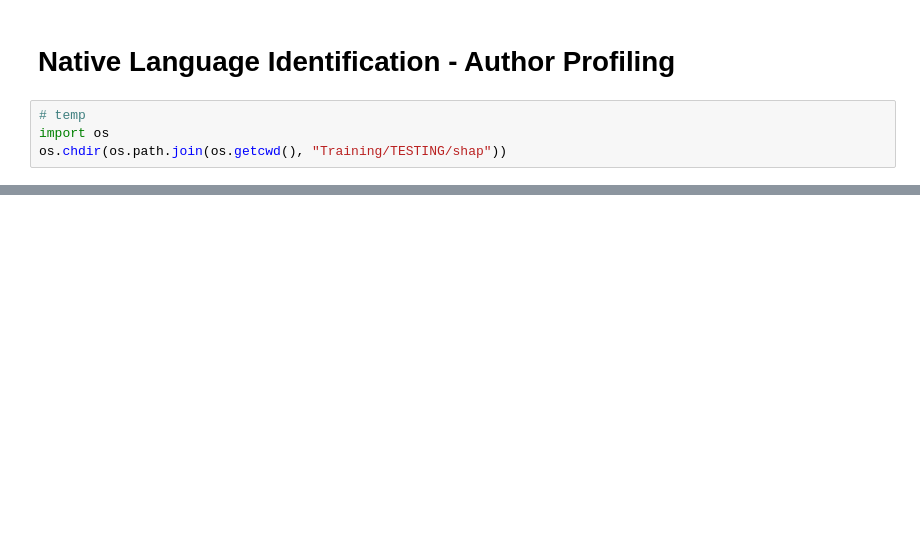
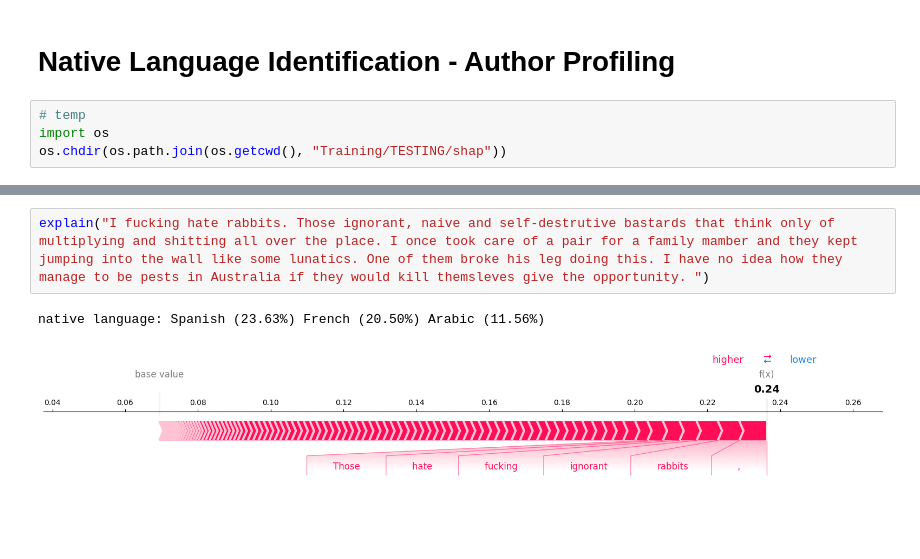
Before and after one commit to ShrikeBin/Native-Language-Identification-Author-Profiling, a Jupyter notebook: Training/TESTING/shap/run.ipynb, the cells around one changed output, grey strips where cells are left out. Drawn from its saved outputs; the diff is of its cells as text; blank space fills up the shorter version.

```diff
--- a/Training/TESTING/shap/run.ipynb
+++ b/Training/TESTING/shap/run.ipynb
@@ -58,0 +42,5 @@ native language: Spanish (53.41%)
+# %%
+explain("I fucking hate rabbits. Those ignorant, naive and self-destrutive bastards that think only of multiplying and shitting all over the place. I once took care of a pair for a family mamber and they kept jumping into the wall like some lunatics. One of them broke his leg doing this. I have no idea how they manage to be pests in Australia if they would kill themsleves give the opportunity. ")
+# %% [output]
+native language: Spanish (23.63%) French (20.50%) Arabic (11.56%)
+[figure, added]
```
Also changed, not shown: parts of 6 cells of this notebook, 10 other files.
